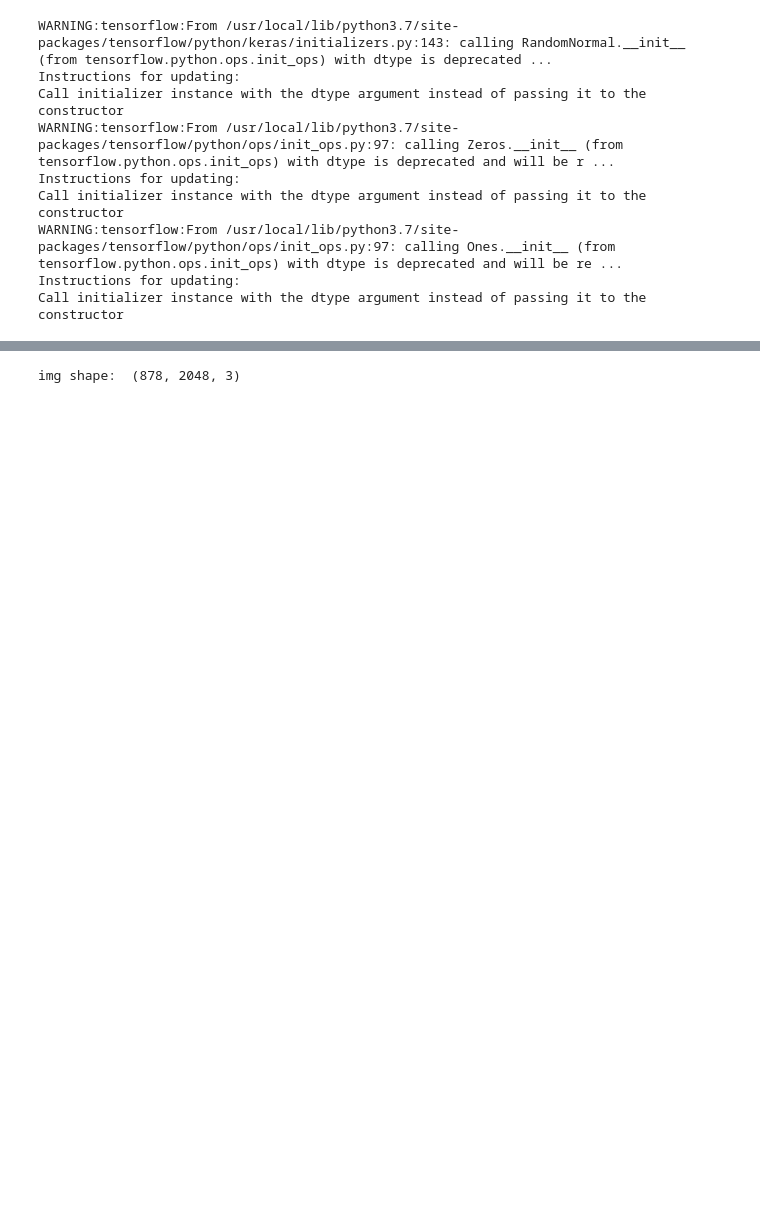
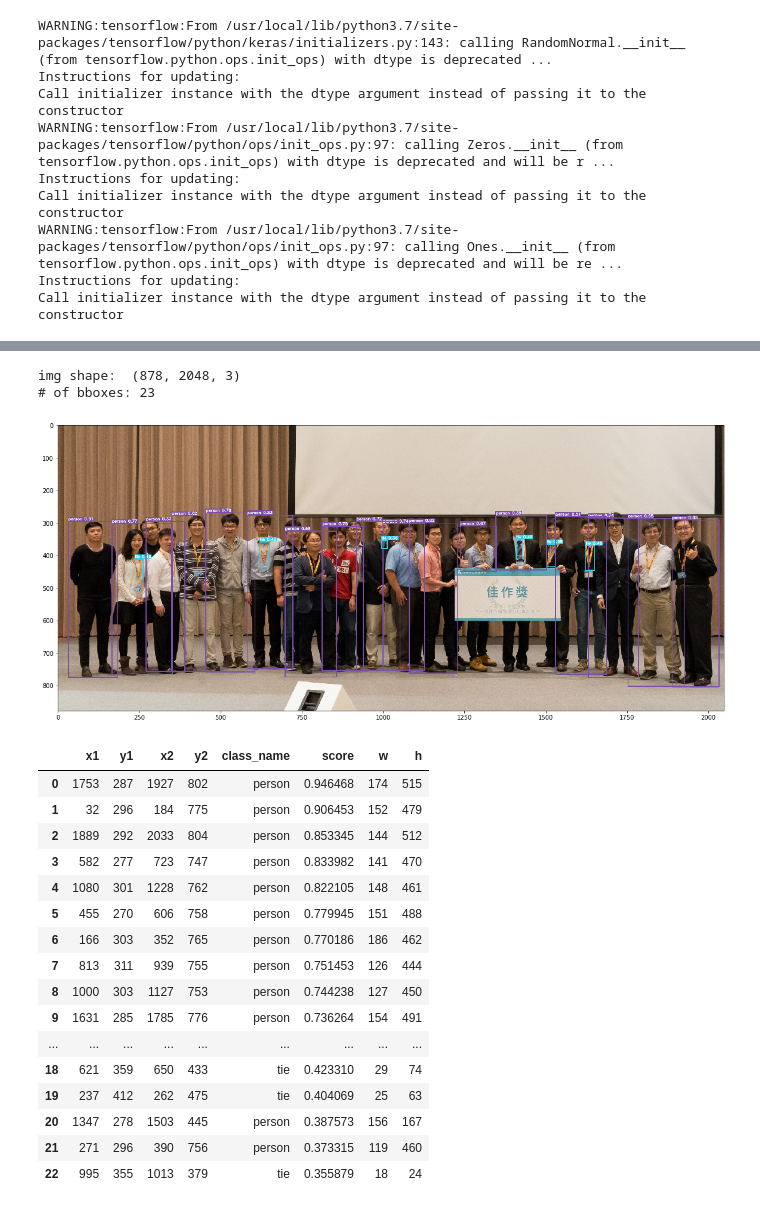
Before and after one commit to taipingeric/yolo-v4-tf.keras, a Jupyter notebook: Inference.ipynb, the cells around one changed output, grey strips where cells are left out. Cells and saved outputs as stored; diff of their text form; code cells hidden in the pictures; blank space fills up the shorter version.

Commit message:
add text background add random color args

```diff
--- a/Inference.ipynb
+++ b/Inference.ipynb
@@ -37,4 +42,23 @@ Call initializer instance with the dtype argument instead of passing it to the c
 # %%
-model.predict('test.jpg')
+model.predict('test.jpg', random_color=False)
 # %% [output]
 img shape:  (878, 2048, 3)
+# of bboxes: 23
+[figure, added]
+|  | x1 | y1 | x2 | y2 | class_name | score | w | h |
+| 0 | 1753 | 287 | 1927 | 802 | person | 0.946468 | 174 | 515 |
+| 1 | 32 | 296 | 184 | 775 | person | 0.906453 | 152 | 479 |
+| 2 | 1889 | 292 | 2033 | 804 | person | 0.853345 | 144 | 512 |
+| 3 | 582 | 277 | 723 | 747 | person | 0.833982 | 141 | 470 |
+| 4 | 1080 | 301 | 1228 | 762 | person | 0.822105 | 148 | 461 |
+| 5 | 455 | 270 | 606 | 758 | person | 0.779945 | 151 | 488 |
+| 6 | 166 | 303 | 352 | 765 | person | 0.770186 | 186 | 462 |
+| 7 | 813 | 311 | 939 | 755 | person | 0.751453 | 126 | 444 |
+| 8 | 1000 | 303 | 1127 | 753 | person | 0.744238 | 127 | 450 |
+| 9 | 1631 | 285 | 1785 | 776 | person | 0.736264 | 154 | 491 |
+| ... | ... | ... | ... | ... | ... | ... | ... | ... |
+| 18 | 621 | 359 | 650 | 433 | tie | 0.423310 | 29 | 74 |
+| 19 | 237 | 412 | 262 | 475 | tie | 0.404069 | 25 | 63 |
+| 20 | 1347 | 278 | 1503 | 445 | person | 0.387573 | 156 | 167 |
+| 21 | 271 | 296 | 390 | 756 | person | 0.373315 | 119 | 460 |
+| 22 | 995 | 355 | 1013 | 379 | tie | 0.355879 | 18 | 24 |
```
Also changed, not shown: parts of 3 cells of this notebook, 2 other files.
